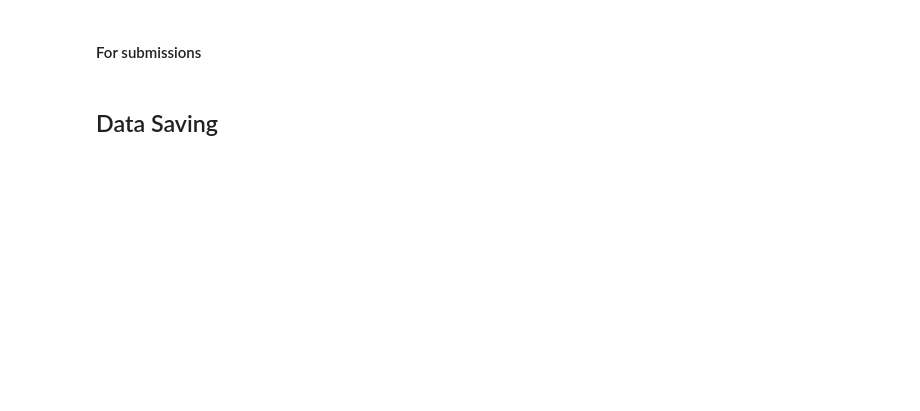
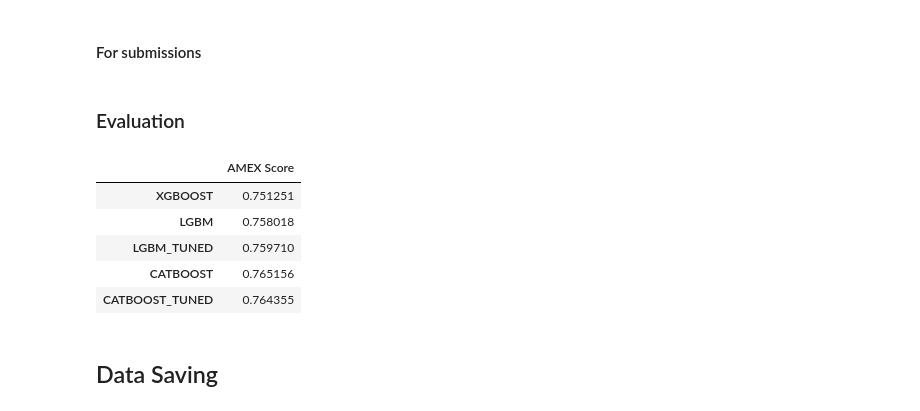
Before and after one commit to yasith-academic/ml-mini-project, a Jupyter notebook: amex-project.ipynb, the cells around one changed output. Cells and saved outputs as stored; diff of their text form; code cells hidden in the pictures; blank space fills up the shorter version.

```diff
--- a/amex-project.ipynb
+++ b/amex-project.ipynb
@@ -516,6 +532,6 @@ Hyper Parameter Tuning
 # %%
-# # CatBoost Tuneed
-# regr = CatBoostRegressor(**params_catboost)
-# regr.fit(X_train, y_train)
-# models["catboost_tuned"] = regr.predict(X_test)
-# models["catboost_tuned"]
+# CatBoost Tuneed
+regr = CatBoostRegressor(**params_catboost)
+regr.fit(X_train, y_train)
+models["catboost_tuned"] = regr.predict(X_test)
+models["catboost_tuned"]
@@ -522,5 +541,5 @@ Hyper Parameter Tuning
 # %%
-X_train_reduced, X_test_reduced, y_train_reduced, y_test_reduced = train_test_split(df_train_data, df_train_target, train_size=0.05, random_state=40)
+# X_train_reduced, X_test_reduced, y_train_reduced, y_test_reduced = train_test_split(df_train_data, df_train_target, train_size=0.05, random_state=40)
 # %%
 # X_train_reduced.shape
 # %%
@@ -572,23 +581,32 @@ array([0.        , 0.        , 0.        , ..., 0.66666667, 0.33333333,
 # regr.fit(df_train_data, df_train_target)
 # df_test_target = regr.predict(df_test_data)
 # df_test_target
+# %% [markdown]
+### Evaluation
 # %%
-# # dictionary for different model scores
-# scores = dict()
-# for key in models.keys():
-#     if key == "svm" or key == "knn":
-#         y_test_df = pd.DataFrame({'customer_ID': y_test_reduced.index, 'target': y_test_reduced.values})
-#         y_pred_df = pd.DataFrame({'customer_ID': y_test_reduced.index, 'prediction': models[key]})
-#         scores[key] = amex_metric(y_test_df, y_pred_df)
-#     else:
-#         y_test_df = pd.DataFrame({'customer_ID': y_test.index, 'target': y_test.values})
-#         y_pred_df = pd.DataFrame({'customer_ID': y_test.index, 'prediction': models[key]})
-#         scores[key] = amex_metric(y_test_df, y_pred_df)
+# dictionary for different model scores
+scores = dict()
+for key in models.keys():
+    if key == "svm" or key == "knn":
+        y_test_df = pd.DataFrame({'customer_ID': y_test_reduced.index, 'target': y_test_reduced.values})
+        y_pred_df = pd.DataFrame({'customer_ID': y_test_reduced.index, 'prediction': models[key]})
+        scores[key] = amex_metric(y_test_df, y_pred_df)
+    else:
+        y_test_df = pd.DataFrame({'customer_ID': y_test.index, 'target': y_test.values})
+        y_pred_df = pd.DataFrame({'customer_ID': y_test.index, 'prediction': models[key]})
+        scores[key] = amex_metric(y_test_df, y_pred_df)
 # %%
-# scores_df = pd.DataFrame({
-#     col.upper(): [scores[col]] for col in scores.keys()
-# }, index=["AMEX Score"]).T
-# scores_df
+scores_df = pd.DataFrame({
+    col.upper(): [scores[col]] for col in scores.keys()
+}, index=["AMEX Score"]).T
+scores_df
+# %% [output]
+|  | AMEX Score |
+| XGBOOST | 0.751251 |
+| LGBM | 0.758018 |
+| LGBM_TUNED | 0.759710 |
+| CATBOOST | 0.765156 |
+| CATBOOST_TUNED | 0.764355 |
 # %% [markdown]
 ## Data Saving
 # %%
```
Also changed, not shown: parts of 14 cells of this notebook.
